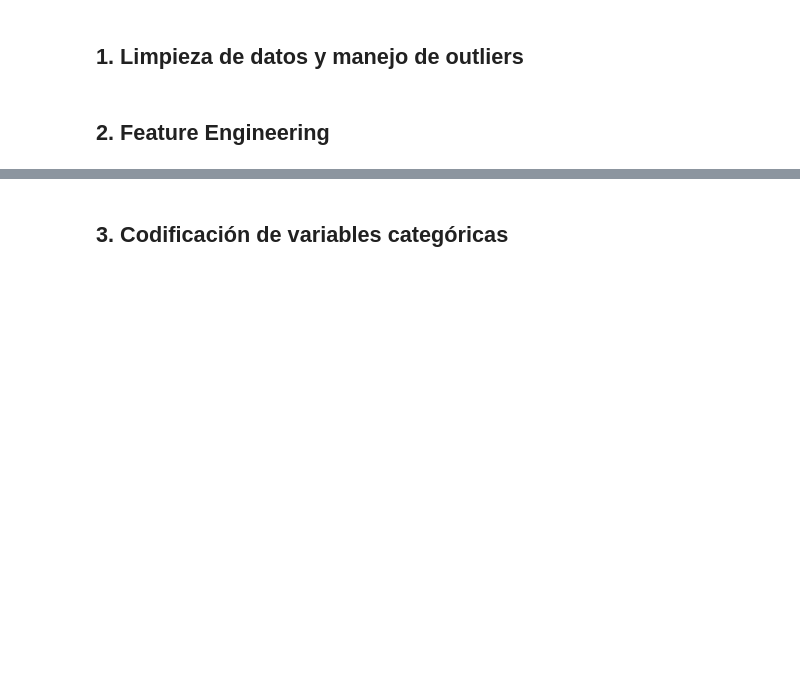
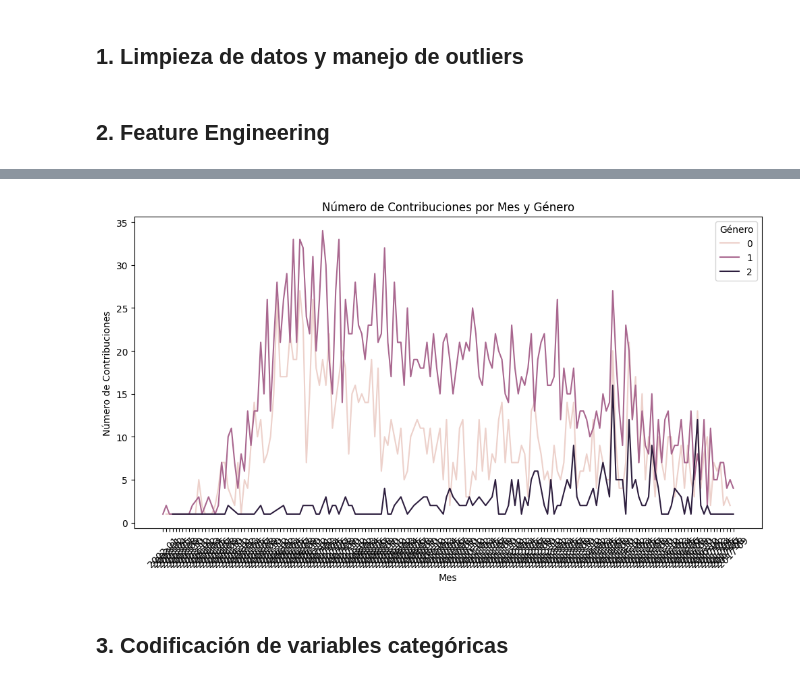
Before and after one commit to O-Suarez/Proyecto-MLOps, a Jupyter notebook: notebooks/1.EDA_Gender_Gap_in_Spanish_WP/1.EDA.ipynb, the cells around one changed output, grey strips where cells are left out. Cells and saved outputs as stored; diff of their text form; code cells hidden in the pictures; blank space fills up the shorter version.

```diff
--- a/notebooks/1.EDA_Gender_Gap_in_Spanish_WP/1.EDA.ipynb
+++ b/notebooks/1.EDA_Gender_Gap_in_Spanish_WP/1.EDA.ipynb
@@ -387,3 +449,30 @@ df = df[(z_scores < 3).all(axis=1)]  # Elimina outliers con Z-score > 3
+# %%
+# Paso 2: Feature Engineering
+df['firstDay'] = pd.to_datetime(df['firstDay'], format='%Y%m%d%H%M%S')
+df['lastDay'] = pd.to_datetime(df['lastDay'], format='%Y%m%d%H%M%S')
+
+# Duración de la actividad (en días)
+df['activity_duration'] = (df['lastDay'] - df['firstDay']).dt.days
+
+# Porcentaje de contribuciones a temas de mujeres
+df['pagesWomen_ratio'] = df['pagesWomen'] / df['NEds']
+
+# Agrupación por mes y género
+df['firstDay_month'] = df['firstDay'].dt.to_period('M')
+monthly_counts = df.groupby([df['firstDay_month'], 'gender']).size().reset_index(name='count')
+monthly_counts['firstDay_month'] = monthly_counts['firstDay_month'].astype(str)
+
+# Visualización: Contribuciones por mes y género
+plt.figure(figsize=(12, 6))
+sns.lineplot(data=monthly_counts, x='firstDay_month', y='count', hue='gender')
+plt.title('Número de Contribuciones por Mes y Género')
+plt.xlabel('Mes')
+plt.ylabel('Número de Contribuciones')
+plt.xticks(rotation=45)
+plt.legend(title='Género')
+plt.show()
+# %% [output]
+[figure, added]
 # %% [markdown]
 ## 3. Codificación de variables categóricas
 # %%
```
Also changed, not shown: parts of 16 cells of this notebook.
